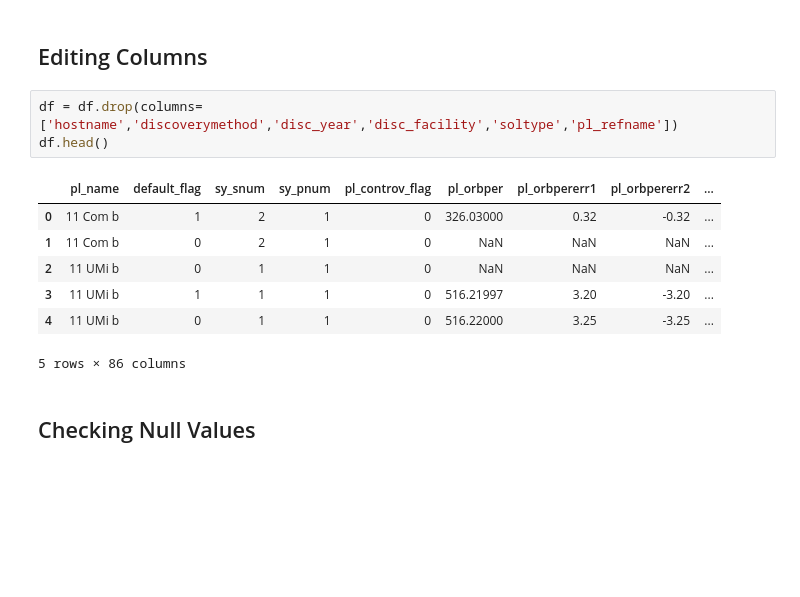
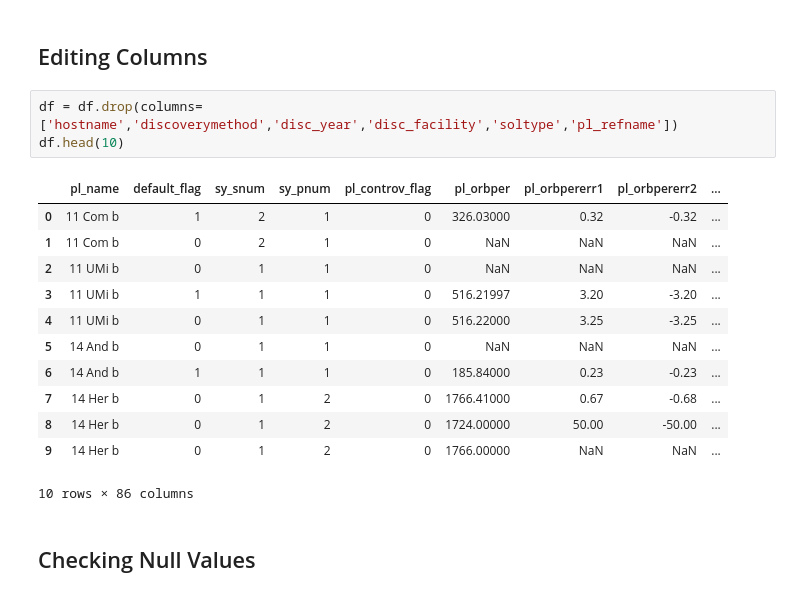
Before and after one commit to hikmetguner/exoplanet-habitability, a Jupyter notebook: dscp.ipynb, the cells around one changed output. Drawn from its saved outputs; the diff is of its cells as text; blank space fills up the shorter version.

```diff
--- a/dscp.ipynb
+++ b/dscp.ipynb
@@ -34,15 +37,20 @@ df.head(10)
 <h2>Editing Columns</h2>
 # %%
 df = df.drop(columns=['hostname','discoverymethod','disc_year','disc_facility','soltype','pl_refname'])
-df.head()
+df.head(10)
 # %% [output]
 |  | pl_name | default_flag | sy_snum | sy_pnum | pl_controv_flag | pl_orbper | pl_orbpererr1 | pl_orbpererr2 | ... |
 | 0 | 11 Com b | 1 | 2 | 1 | 0 | 326.03000 | 0.32 | -0.32 | ... |
 | 1 | 11 Com b | 0 | 2 | 1 | 0 | NaN | NaN | NaN | ... |
 | 2 | 11 UMi b | 0 | 1 | 1 | 0 | NaN | NaN | NaN | ... |
 | 3 | 11 UMi b | 1 | 1 | 1 | 0 | 516.21997 | 3.20 | -3.20 | ... |
 | 4 | 11 UMi b | 0 | 1 | 1 | 0 | 516.22000 | 3.25 | -3.25 | ... |
+| 5 | 14 And b | 0 | 1 | 1 | 0 | NaN | NaN | NaN | ... |
+| 6 | 14 And b | 1 | 1 | 1 | 0 | 185.84000 | 0.23 | -0.23 | ... |
+| 7 | 14 Her b | 0 | 1 | 2 | 0 | 1766.41000 | 0.67 | -0.68 | ... |
+| 8 | 14 Her b | 0 | 1 | 2 | 0 | 1724.00000 | 50.00 | -50.00 | ... |
+| 9 | 14 Her b | 0 | 1 | 2 | 0 | 1766.00000 | NaN | NaN | ... |
-5 rows × 86 columns
+10 rows × 86 columns
 # %% [markdown]
 <h2>Checking Null Values</h2>
 # %%
```
Also changed, not shown: parts of 10 cells of this notebook.
